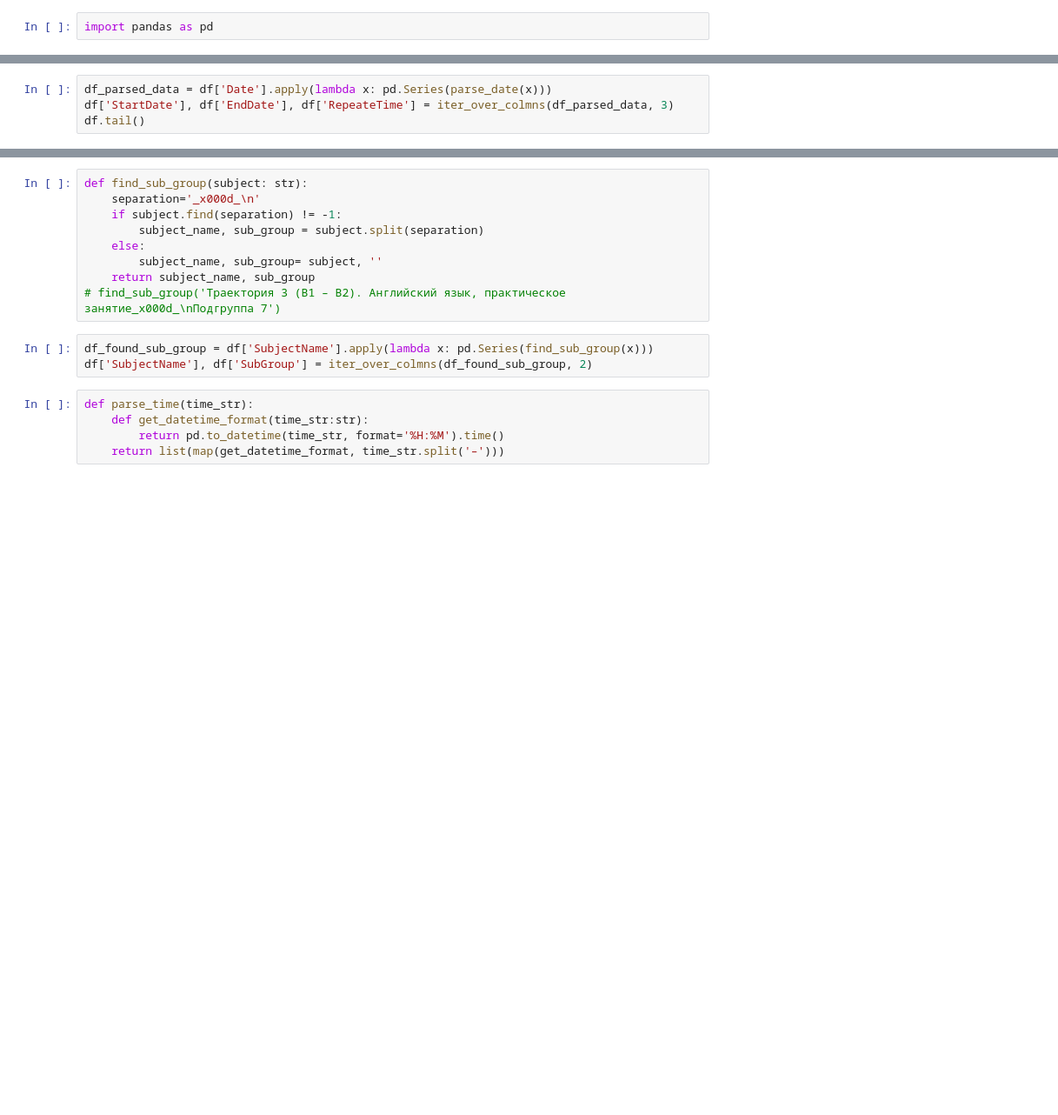
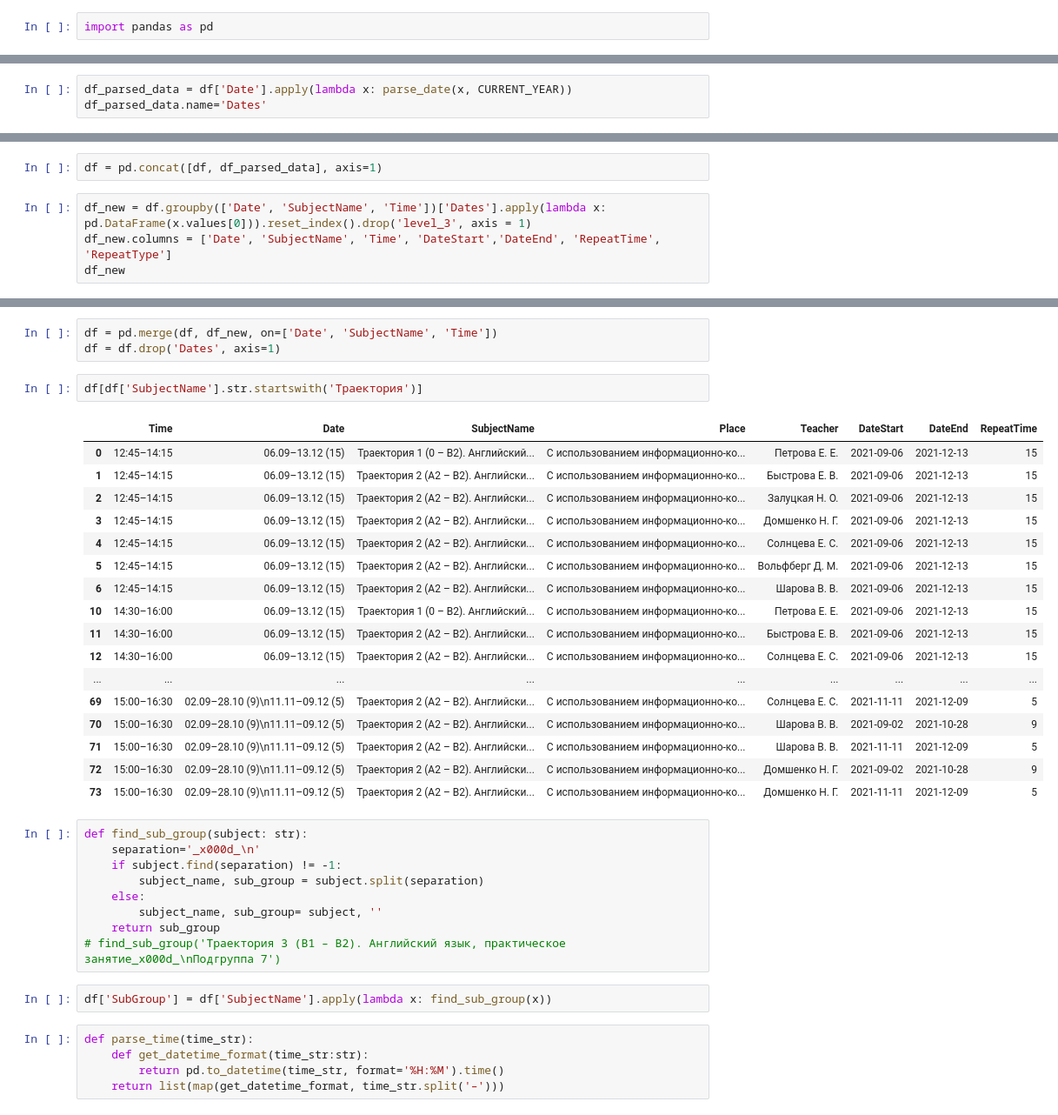
Before and after one commit to Karpovich-alex/spbuScheduleConvertor, a Jupyter notebook: parsing_excel.ipynb, the cells around one changed output, grey strips where cells are left out. Shown at 87% size. Saved outputs shown, nothing was run; the diff lists cells and outputs as text; blank space fills up the shorter version.

```diff
--- a/parsing_excel.ipynb
+++ b/parsing_excel.ipynb
@@ -54,4 +83,3 @@ df_test=df.copy()
 # %%
-df_parsed_data = df['Date'].apply(lambda x: pd.Series(parse_date(x)))
-df['StartDate'], df['EndDate'], df['RepeateTime'] = iter_over_colmns(df_parsed_data, 3)
-df.tail()
+df_parsed_data = df['Date'].apply(lambda x: parse_date(x, CURRENT_YEAR))
+df_parsed_data.name='Dates'
@@ -64,0 +86,6 @@ df.tail()
+# %%
+df = pd.concat([df, df_parsed_data], axis=1)
+# %%
+df_new = df.groupby(['Date', 'SubjectName', 'Time'])['Dates'].apply(lambda x: pd.DataFrame(x.values[0])).reset_index().drop('level_3', axis = 1)
+df_new.columns = ['Date', 'SubjectName', 'Time', 'DateStart','DateEnd', 'RepeatTime', 'RepeatType']
+df_new
@@ -65,3 +106,26 @@ df.tail()
+# %%
+df = pd.merge(df, df_new, on=['Date', 'SubjectName', 'Time'])
+df = df.drop('Dates', axis=1)
+# %%
+df[df['SubjectName'].str.startswith('Траектория')]
+# %% [output]
+|  | Time | Date | SubjectName | Place | Teacher | DateStart | DateEnd | RepeatTime |
+| 0 | 12:45–14:15 | 06.09–13.12 (15) | Траектория 1 (0 – В2). Английский... | С использованием информационно-ко... | Петрова Е. Е. | 2021-09-06 | 2021-12-13 | 15 |
+| 1 | 12:45–14:15 | 06.09–13.12 (15) | Траектория 2 (А2 – В2). Английски... | С использованием информационно-ко... | Быстрова Е. В. | 2021-09-06 | 2021-12-13 | 15 |
+| 2 | 12:45–14:15 | 06.09–13.12 (15) | Траектория 2 (А2 – В2). Английски... | С использованием информационно-ко... | Залуцкая Н. О. | 2021-09-06 | 2021-12-13 | 15 |
+| 3 | 12:45–14:15 | 06.09–13.12 (15) | Траектория 2 (А2 – В2). Английски... | С использованием информационно-ко... | Домшенко Н. Г. | 2021-09-06 | 2021-12-13 | 15 |
+| 4 | 12:45–14:15 | 06.09–13.12 (15) | Траектория 2 (А2 – В2). Английски... | С использованием информационно-ко... | Солнцева Е. С. | 2021-09-06 | 2021-12-13 | 15 |
+| 5 | 12:45–14:15 | 06.09–13.12 (15) | Траектория 2 (А2 – В2). Английски... | С использованием информационно-ко... | Вольфберг Д. М. | 2021-09-06 | 2021-12-13 | 15 |
+| 6 | 12:45–14:15 | 06.09–13.12 (15) | Траектория 2 (А2 – В2). Английски... | С использованием информационно-ко... | Шарова В. В. | 2021-09-06 | 2021-12-13 | 15 |
+| 10 | 14:30–16:00 | 06.09–13.12 (15) | Траектория 1 (0 – В2). Английский... | С использованием информационно-ко... | Петрова Е. Е. | 2021-09-06 | 2021-12-13 | 15 |
+| 11 | 14:30–16:00 | 06.09–13.12 (15) | Траектория 2 (А2 – В2). Английски... | С использованием информационно-ко... | Быстрова Е. В. | 2021-09-06 | 2021-12-13 | 15 |
+| 12 | 14:30–16:00 | 06.09–13.12 (15) | Траектория 2 (А2 – В2). Английски... | С использованием информационно-ко... | Солнцева Е. С. | 2021-09-06 | 2021-12-13 | 15 |
+| ... | ... | ... | ... | ... | ... | ... | ... | ... |
+| 69 | 15:00–16:30 | 02.09–28.10 (9)\n11.11–09.12 (5) | Траектория 2 (А2 – В2). Английски... | С использованием информационно-ко... | Солнцева Е. С. | 2021-11-11 | 2021-12-09 | 5 |
+| 70 | 15:00–16:30 | 02.09–28.10 (9)\n11.11–09.12 (5) | Траектория 2 (А2 – В2). Английски... | С использованием информационно-ко... | Шарова В. В. | 2021-09-02 | 2021-10-28 | 9 |
+| 71 | 15:00–16:30 | 02.09–28.10 (9)\n11.11–09.12 (5) | Траектория 2 (А2 – В2). Английски... | С использованием информационно-ко... | Шарова В. В. | 2021-11-11 | 2021-12-09 | 5 |
+| 72 | 15:00–16:30 | 02.09–28.10 (9)\n11.11–09.12 (5) | Траектория 2 (А2 – В2). Английски... | С использованием информационно-ко... | Домшенко Н. Г. | 2021-09-02 | 2021-10-28 | 9 |
+| 73 | 15:00–16:30 | 02.09–28.10 (9)\n11.11–09.12 (5) | Траектория 2 (А2 – В2). Английски... | С использованием информационно-ко... | Домшенко Н. Г. | 2021-11-11 | 2021-12-09 | 5 |
 # %%
 def find_sub_group(subject: str):
     separation='_x000d_\n'
@@ -69,11 +133,10 @@ def find_sub_group(subject: str):
         subject_name, sub_group = subject.split(separation)
     else:
         subject_name, sub_group= subject, ''
-    return subject_name, sub_group
+    return sub_group
 # find_sub_group('Траектория 3 (В1 – В2). Английский язык, практическое занятие_x000d_\nПодгруппа 7')
 # %%
-df_found_sub_group = df['SubjectName'].apply(lambda x: pd.Series(find_sub_group(x)))
-df['SubjectName'], df['SubGroup'] = iter_over_colmns(df_found_sub_group, 2)
+df['SubGroup'] = df['SubjectName'].apply(lambda x: find_sub_group(x))
 # %%
 def parse_time(time_str):
     def get_datetime_format(time_str:str):
```
Also changed, not shown: parts of 25 cells of this notebook, 2 other files.
